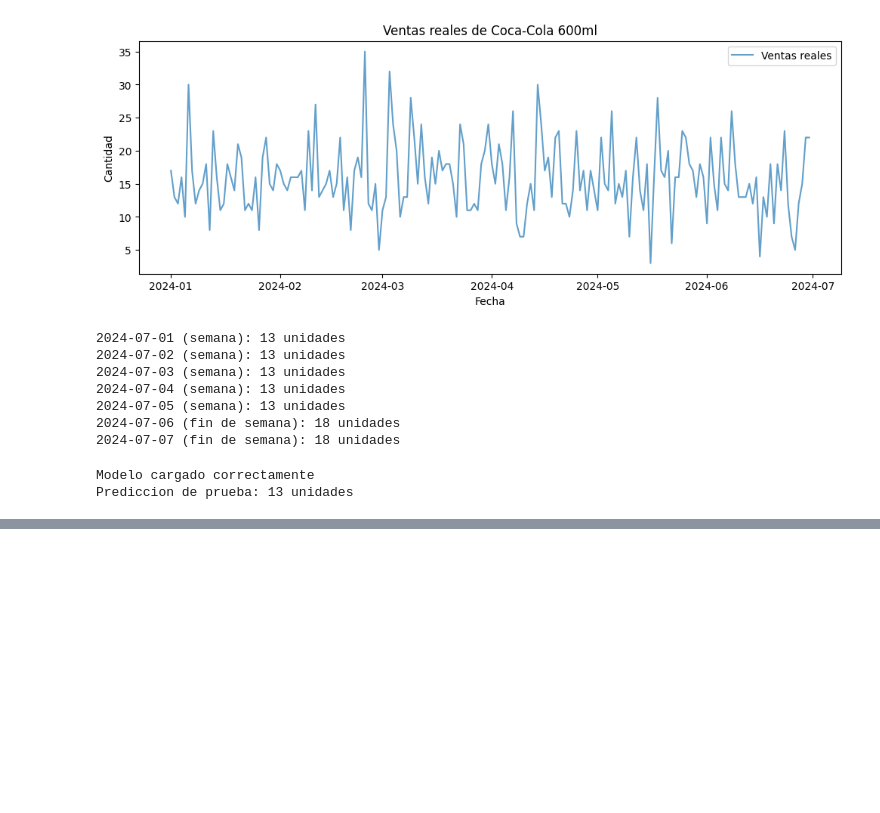
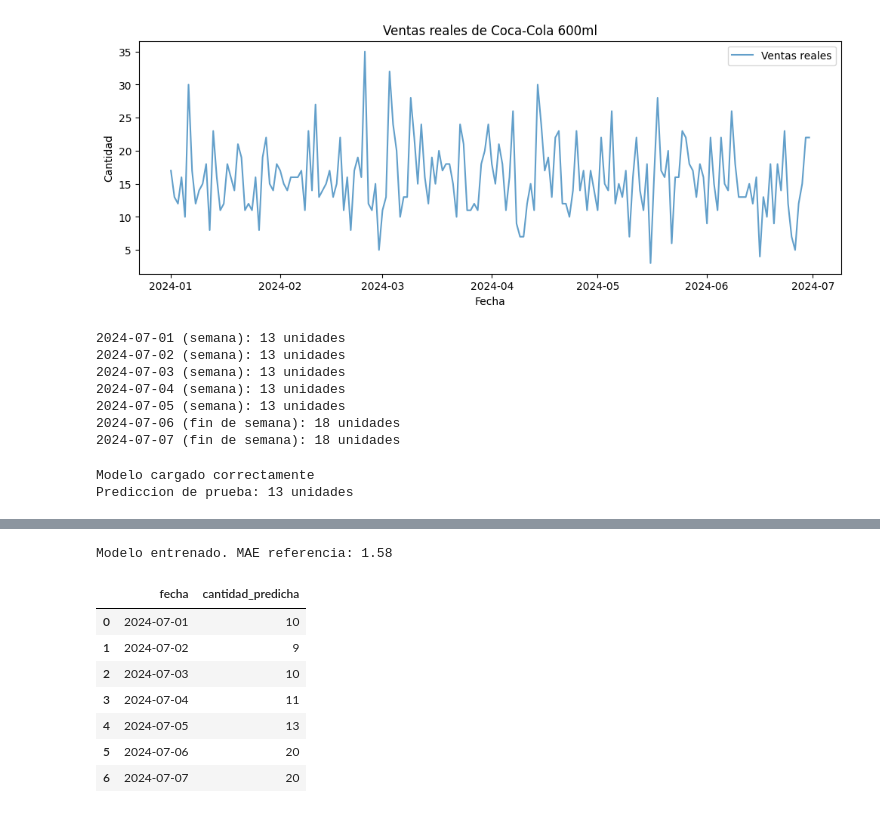
Before and after one commit to ohigginsrodriguez-cloud/bases-data-science, a Jupyter notebook: intellistock/02_intelistock_prediccion.ipynb, the cells around one changed output, grey strips where cells are left out. Cells and saved outputs as stored; diff of their text form; code cells hidden in the pictures; blank space fills up the shorter version.

```diff
--- a/intellistock/02_intelistock_prediccion.ipynb
+++ b/intellistock/02_intelistock_prediccion.ipynb
@@ -138,0 +186,58 @@ Prediccion de prueba: 13 unidades
+# %%
+def entrenar_modelo(df):
+    """Entrena un Random Forest con los datos del producto."""
+    X = df[['dia_numero', 'dia_semana', 'es_fin_semana', 'mes']]
+    y = df['cantidad']
+
+    modelo = RandomForestRegressor(n_estimators=100, random_state=42)
+    modelo.fit(X, y)
+
+    # Evaluar con los mismos datos (referencia interna)
+    mae = mean_absolute_error(y, modelo.predict(X))
+
+    return modelo, mae
+
+modelo_coca, mae_coca = entrenar_modelo(df_coca)
+print(f"Modelo entrenado. MAE referencia: {mae_coca:.2f}")
+# %% [output]
+Modelo entrenado. MAE referencia: 1.58
+# %%
+def predecir_proximos_dias(modelo, df, dias=7):
+    """Predice la demanda de los próximos N días."""
+    ultimo_dia = df['dia_numero'].max()
+    ultima_fecha = df['fecha'].max()
+
+    fechas_futuras = pd.date_range(
+        start=ultima_fecha + pd.Timedelta(days=1),
+        periods=dias,
+        freq='D'
+    )
+
+    datos_futuros = pd.DataFrame({
+        'dia_numero': range(ultimo_dia + 1, ultimo_dia + dias + 1),
+        'dia_semana': fechas_futuras.weekday,
+        'es_fin_semana': (fechas_futuras.weekday >= 5).astype(int),
+        'mes': fechas_futuras.month
+    })
+
+    predicciones = modelo.predict(datos_futuros)
+
+    resultado = pd.DataFrame({
+        'fecha': fechas_futuras,
+        'cantidad_predicha': predicciones.round().astype(int)
+    })
+
+    return resultado
+
+# Predecir
+prediccion = predecir_proximos_dias(modelo_coca, df_coca)
+prediccion
+# %% [output]
+|  | fecha | cantidad_predicha |
+| 0 | 2024-07-01 | 10 |
+| 1 | 2024-07-02 | 9 |
+| 2 | 2024-07-03 | 10 |
+| 3 | 2024-07-04 | 11 |
+| 4 | 2024-07-05 | 13 |
+| 5 | 2024-07-06 | 20 |
+| 6 | 2024-07-07 | 20 |
```
Also changed, not shown: parts of 2 cells of this notebook, 4 other files.
